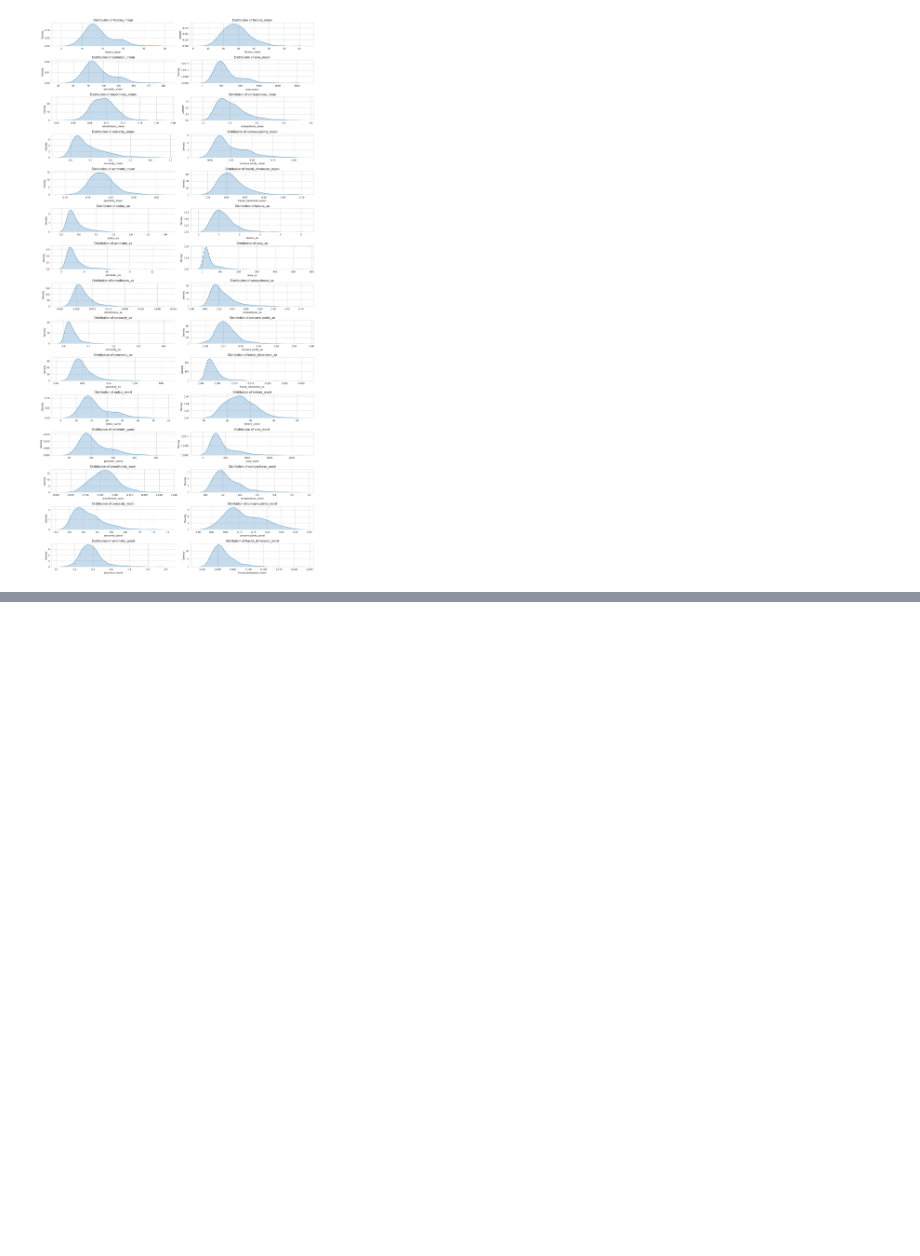
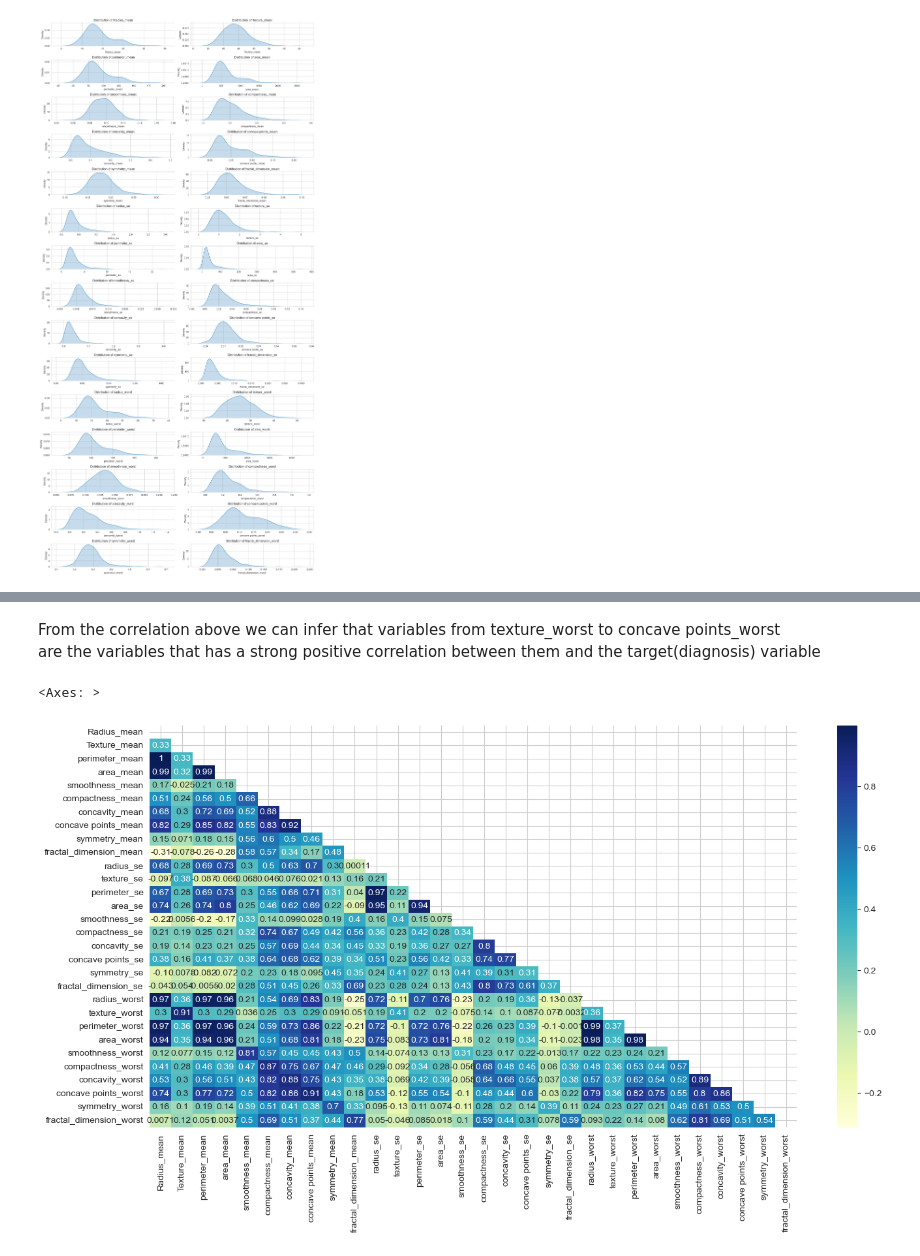
Before and after one commit to Jefest1/CVIP_Data_Science_Intern, a Jupyter notebook: breast_cancer_prediction.ipynb, the cells around one changed output, grey strips where cells are left out. Drawn from its saved outputs; the diff is of its cells as text; code cells hidden in the pictures; blank space fills up the shorter version.

```diff
--- a/breast_cancer_prediction.ipynb
+++ b/breast_cancer_prediction.ipynb
@@ -102,0 +109,4 @@ plt.tight_layout()
+# %%
+# Converting the target variable to numerical column for furthur analysis
+le = LabelEncoder
+data['diagnosis'] = le.fit_transform(data, data['diagnosis'].values)
@@ -102,0 +137,10 @@ plt.tight_layout()
+# %% [markdown]
+<p>From the correlation above we can infer that variables from texture_worst to concave points_worst <br> are the variables that has a strong positive correlation between them and the target(diagnosis) variable </p>
+# %%
+# Using a scatterplot to show how independent variables relate with each other
+corr = data.drop('diagnosis', axis=1).corr()
+plt.figure(figsize=(16,8))
+sns.heatmap(corr, annot=True,mask=np.triu(np.ones_like(corr)), cmap='YlGnBu')
+# %% [output]
+<Axes: >
+[figure, added]
```
Also changed, not shown: parts of 11 cells of this notebook.
